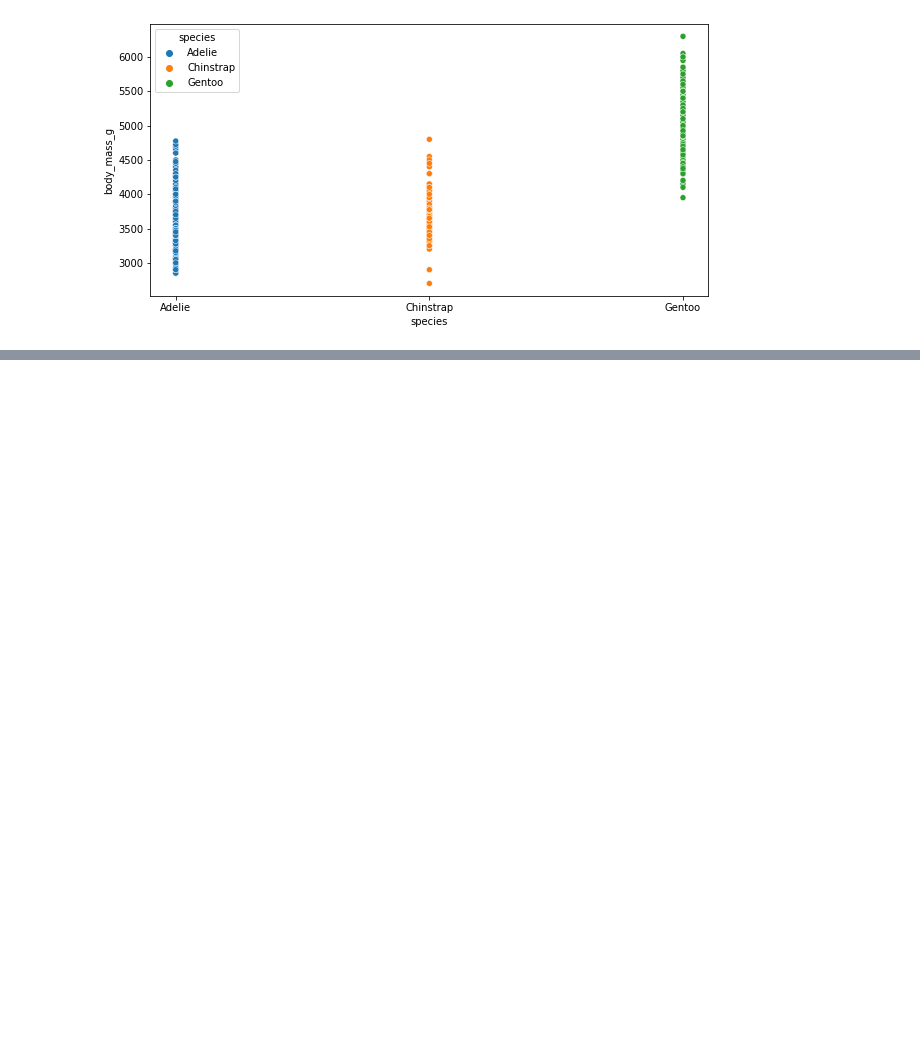
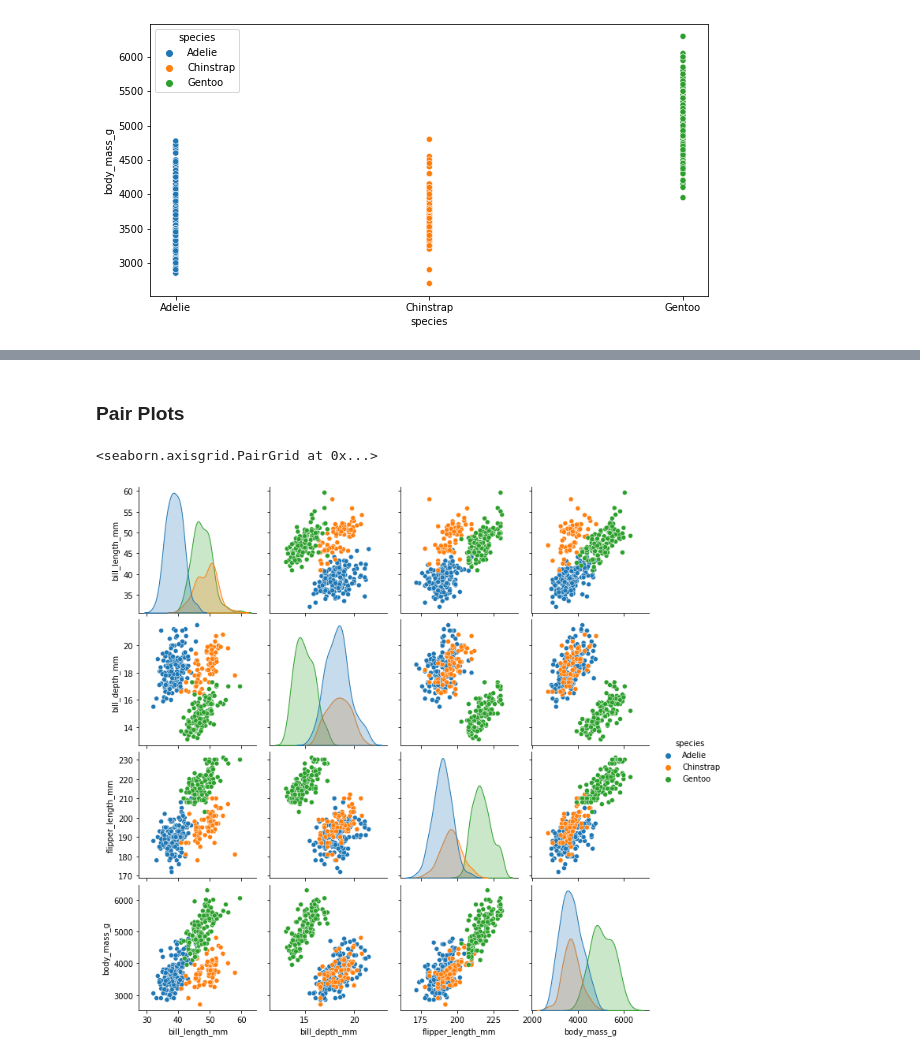
Before and after one commit to adib0073/Educative_SSDS_course, a Jupyter notebook: notebooks/Seaborn_Tutorial.ipynb, the cells around one changed output, grey strips where cells are left out. Cells and saved outputs as stored; diff of their text form; code cells hidden in the pictures; blank space fills up the shorter version.

```diff
--- a/notebooks/Seaborn_Tutorial.ipynb
+++ b/notebooks/Seaborn_Tutorial.ipynb
@@ -64,0 +94,8 @@ sns.scatterplot(x="species",
+# %% [markdown]
+### Pair Plots
+# %%
+sns.pairplot(data=df,
+             hue='species')
+# %% [output]
+<seaborn.axisgrid.PairGrid at 0x...>
+[figure, added]
```
Also changed, not shown: parts of 6 cells of this notebook.
